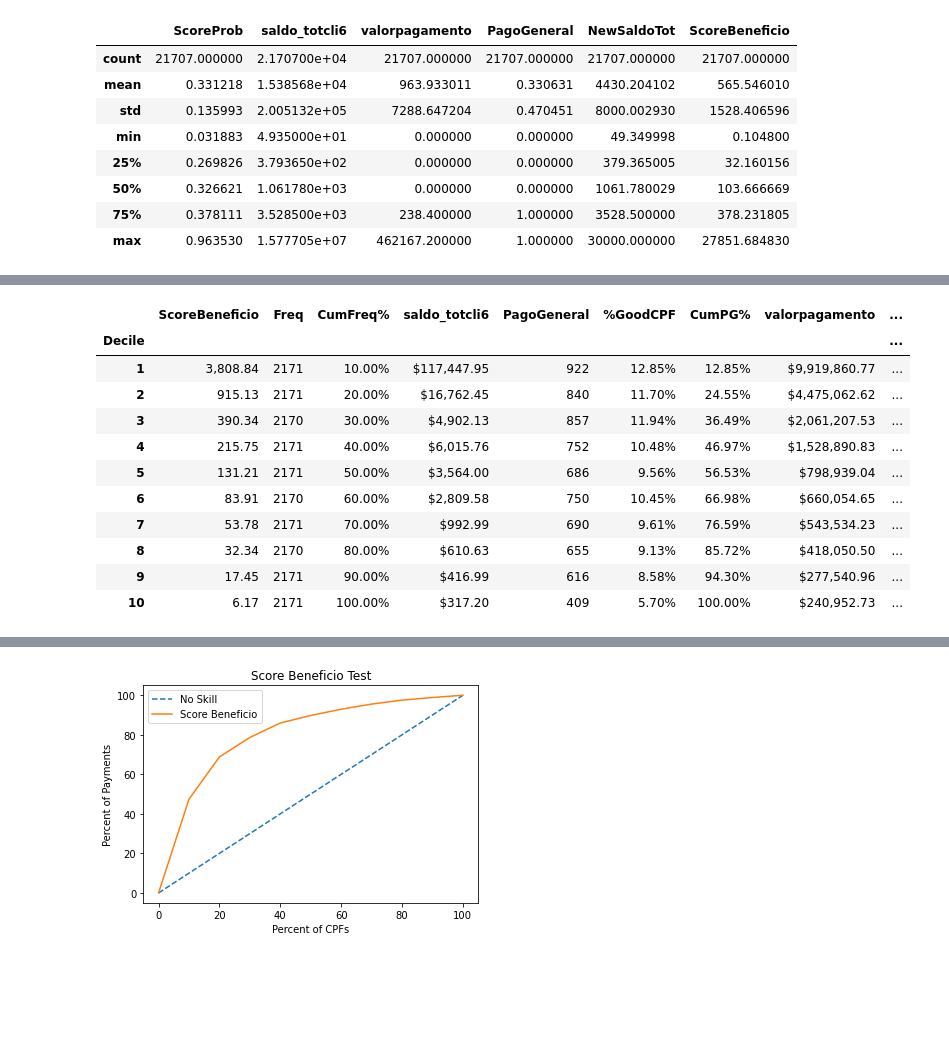
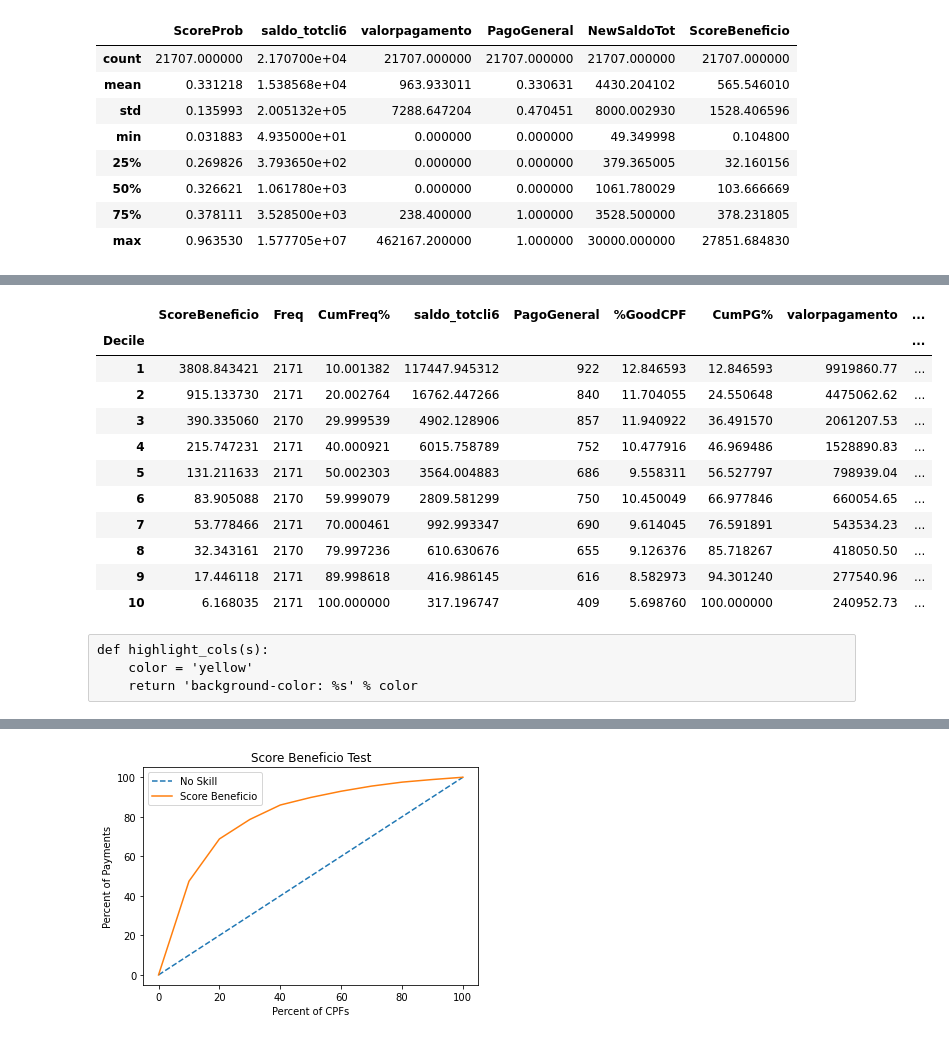
Before and after one commit to gringosamba/sample-portfolio, a Jupyter notebook: PastDue_CreditCard_PCA_XGboost_Random_ScrBenefit_public.ipynb, the cells around one changed output, grey strips where cells are left out. Cells and saved outputs as stored; diff of their text form; code cells hidden in the pictures; blank space fills up the shorter version.

Commit message:
included decile df tables w/o formatting for better viewing on github

```diff
--- a/PastDue_CreditCard_PCA_XGboost_Random_ScrBenefit_public.ipynb
+++ b/PastDue_CreditCard_PCA_XGboost_Random_ScrBenefit_public.ipynb
@@ -1684,18 +1678,19 @@ def highlight_cols(s):
-# %%
-decile_test_df.style.format({'saldo_totcli6': "${0:,.2f}", 'ScoreBeneficio': '{0:,.2f}', 'valorpagamento': "${0:,.2f}",
-                       'CumFreq%': '{0:,.2f}%', 'CumPG%': '{0:,.2f}%', '%GoodCPF': '{0:,.2f}%',
-                       'AcumPmnt': "${0:,.2f}", '%Pmnts': '{0:,.2f}%', 'CumPmnt%': '{0:,.2f}%'}).applymap(highlight_cols,
-                                                                                                                subset=pd.IndexSlice[:, ['CumFreq%', '%Pmnts']])
-# %% [output]
-|  | ScoreBeneficio | Freq | CumFreq% | saldo_totcli6 | PagoGeneral | %GoodCPF | CumPG% | valorpagamento | ... |
-| Decile |  |  |  |  |  |  |  |  | ... |
-| 1 | 3,808.84 | 2171 | 10.00% | $117,447.95 | 922 | 12.85% | 12.85% | $9,919,860.77 | ... |
-| 2 | 915.13 | 2171 | 20.00% | $16,762.45 | 840 | 11.70% | 24.55% | $4,475,062.62 | ... |
-| 3 | 390.34 | 2170 | 30.00% | $4,902.13 | 857 | 11.94% | 36.49% | $2,061,207.53 | ... |
-| 4 | 215.75 | 2171 | 40.00% | $6,015.76 | 752 | 10.48% | 46.97% | $1,528,890.83 | ... |
-| 5 | 131.21 | 2171 | 50.00% | $3,564.00 | 686 | 9.56% | 56.53% | $798,939.04 | ... |
-| 6 | 83.91 | 2170 | 60.00% | $2,809.58 | 750 | 10.45% | 66.98% | $660,054.65 | ... |
-| 7 | 53.78 | 2171 | 70.00% | $992.99 | 690 | 9.61% | 76.59% | $543,534.23 | ... |
-| 8 | 32.34 | 2170 | 80.00% | $610.63 | 655 | 9.13% | 85.72% | $418,050.50 | ... |
-| 9 | 17.45 | 2171 | 90.00% | $416.99 | 616 | 8.58% | 94.30% | $277,540.96 | ... |
-| 10 | 6.17 | 2171 | 100.00% | $317.20 | 409 | 5.70% | 100.00% | $240,952.73 | ... |
+# %%
+decile_test_df
+# %% [output]
+|  | ScoreBeneficio | Freq | CumFreq% | saldo_totcli6 | PagoGeneral | %GoodCPF | CumPG% | valorpagamento | ... |
+| Decile |  |  |  |  |  |  |  |  | ... |
+| 1 | 3808.843421 | 2171 | 10.001382 | 117447.945312 | 922 | 12.846593 | 12.846593 | 9919860.77 | ... |
+| 2 | 915.133730 | 2171 | 20.002764 | 16762.447266 | 840 | 11.704055 | 24.550648 | 4475062.62 | ... |
+| 3 | 390.335060 | 2170 | 29.999539 | 4902.128906 | 857 | 11.940922 | 36.491570 | 2061207.53 | ... |
+| 4 | 215.747231 | 2171 | 40.000921 | 6015.758789 | 752 | 10.477916 | 46.969486 | 1528890.83 | ... |
+| 5 | 131.211633 | 2171 | 50.002303 | 3564.004883 | 686 | 9.558311 | 56.527797 | 798939.04 | ... |
+| 6 | 83.905088 | 2170 | 59.999079 | 2809.581299 | 750 | 10.450049 | 66.977846 | 660054.65 | ... |
+| 7 | 53.778466 | 2171 | 70.000461 | 992.993347 | 690 | 9.614045 | 76.591891 | 543534.23 | ... |
+| 8 | 32.343161 | 2170 | 79.997236 | 610.630676 | 655 | 9.126376 | 85.718267 | 418050.50 | ... |
+| 9 | 17.446118 | 2171 | 89.998618 | 416.986145 | 616 | 8.582973 | 94.301240 | 277540.96 | ... |
+| 10 | 6.168035 | 2171 | 100.000000 | 317.196747 | 409 | 5.698760 | 100.000000 | 240952.73 | ... |
+# %% [raw]
+def highlight_cols(s):
+    color = 'yellow'
+    return 'background-color: %s' % color
```
Also changed, not shown: parts of 20 cells of this notebook.
